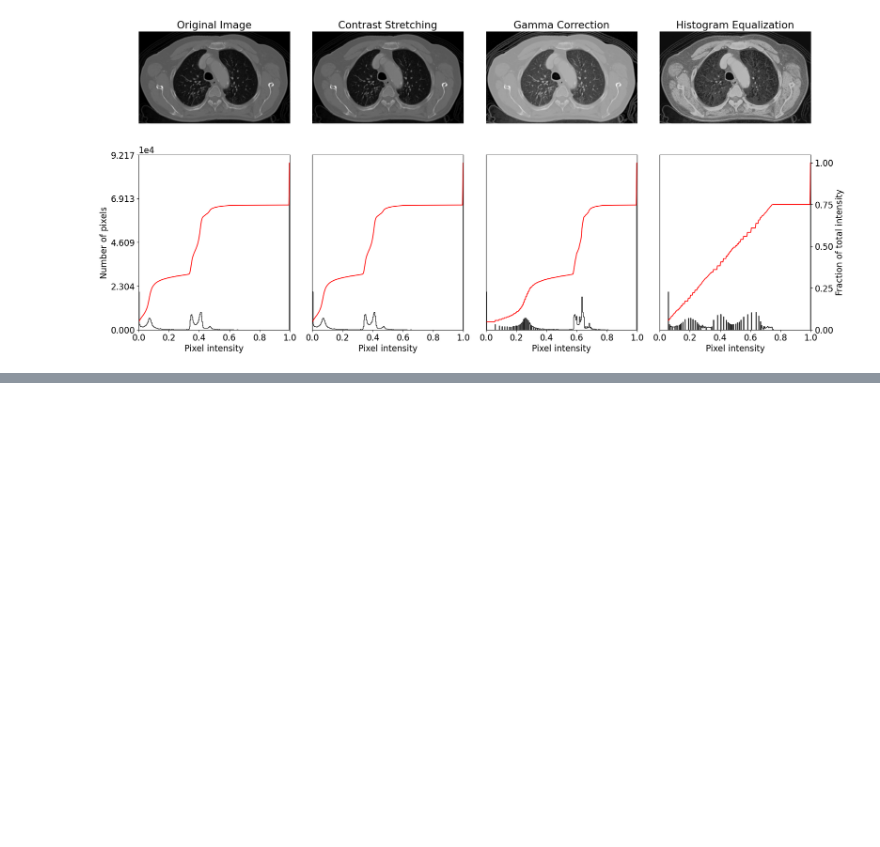
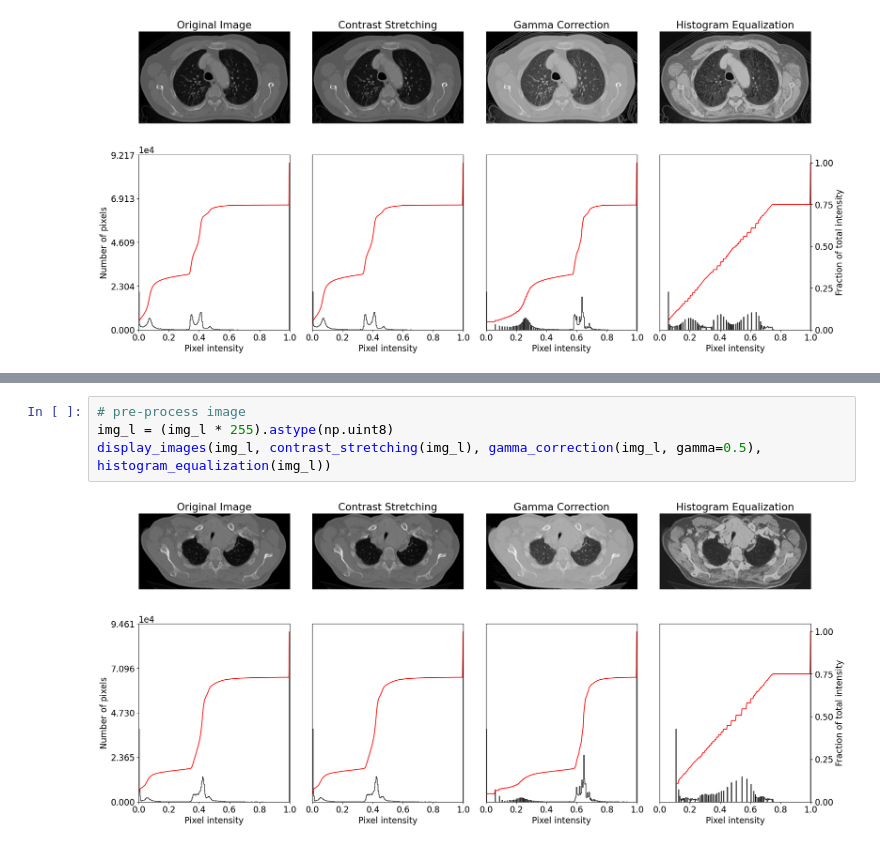
Before and after one commit to zacharyzimm/mids-281-final-project, a Jupyter notebook: contrast_equalization.ipynb, the cells around one changed output, grey strips where cells are left out. Drawn from its saved outputs; the diff is of its cells as text; blank space fills up the shorter version.

```diff
--- a/contrast_equalization.ipynb
+++ b/contrast_equalization.ipynb
@@ -175,0 +193,6 @@ display_images(img_s, contrast_stretching(img_s), gamma_correction(img_s, gamma=
+# %%
+# pre-process image
+img_l = (img_l * 255).astype(np.uint8)
+display_images(img_l, contrast_stretching(img_l), gamma_correction(img_l, gamma=0.5), histogram_equalization(img_l))
+# %% [output]
+[figure, added]
```
Also changed, not shown: parts of 4 cells of this notebook.
